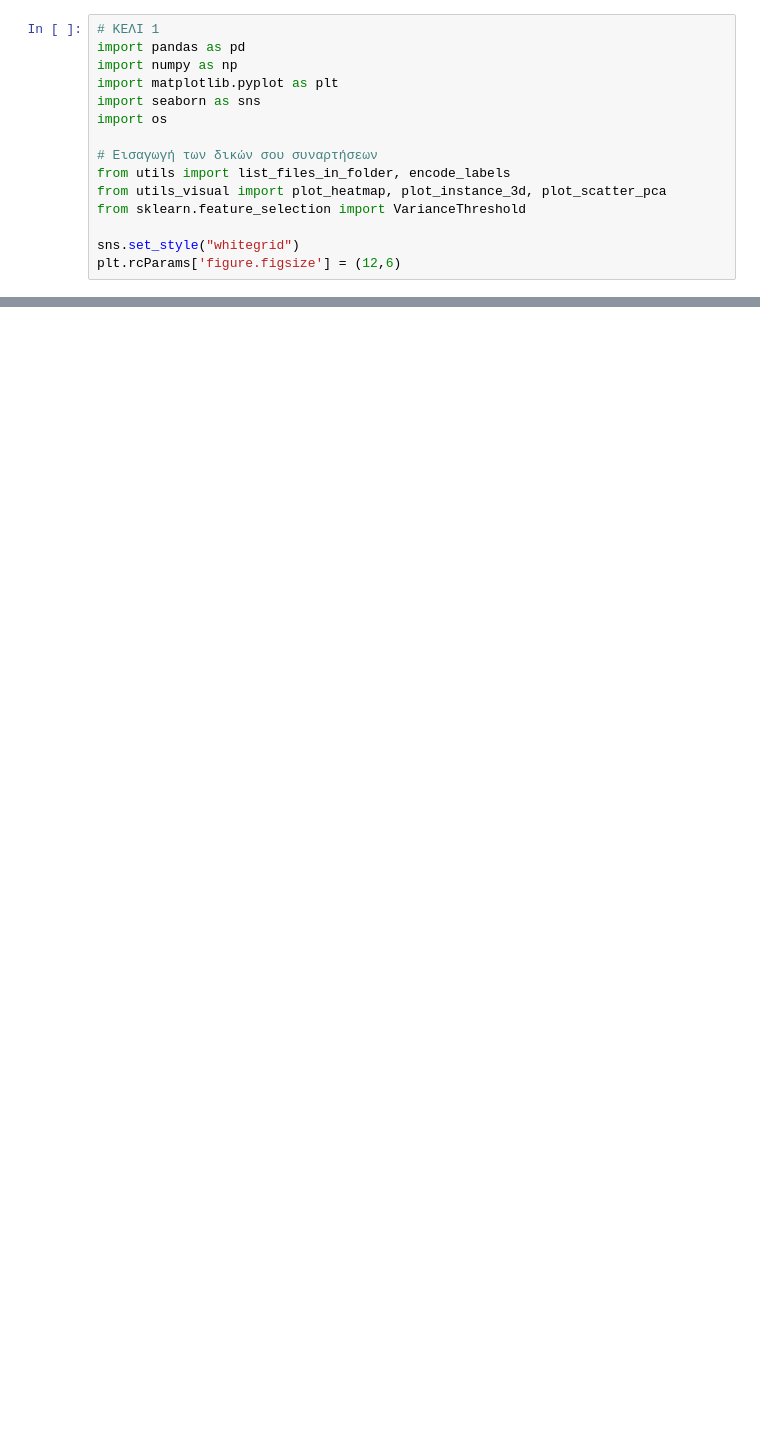
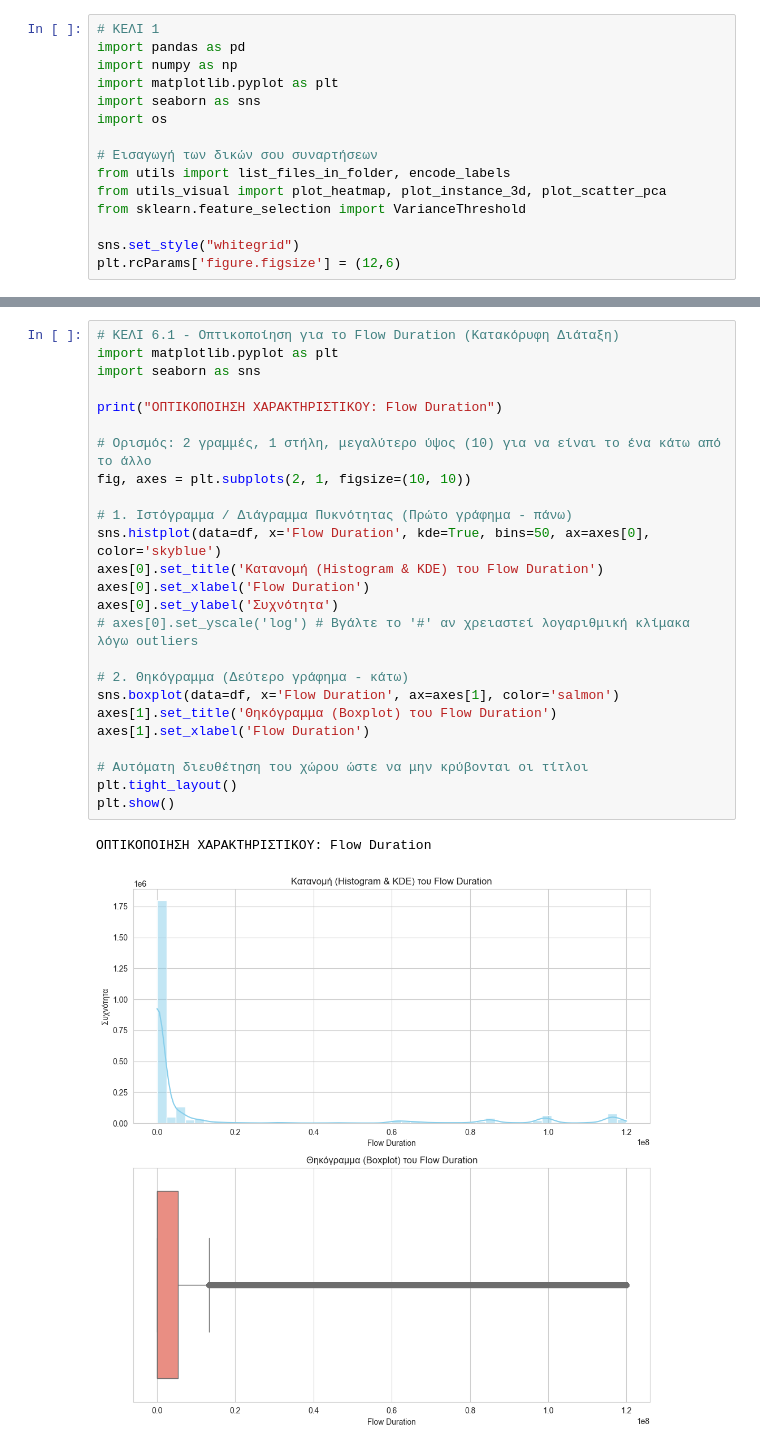
Before and after one commit to Spirosdrivilas/Export_data_ML, a Jupyter notebook: CIC_IDS_2017_EDA_Analysis.ipynb, the cells around one changed output, grey strips where cells are left out. Drawn from its saved outputs; the diff is of its cells as text; blank space fills up the shorter version.

```diff
--- a/CIC_IDS_2017_EDA_Analysis.ipynb
+++ b/CIC_IDS_2017_EDA_Analysis.ipynb
@@ -152,0 +218,28 @@ Idle Min                       0.0      0.0        0.0  120000000.0
+# %%
+# ΚΕΛΙ 6.1 - Οπτικοποίηση για το Flow Duration (Κατακόρυφη Διάταξη)
+import matplotlib.pyplot as plt
+import seaborn as sns
+
+print("ΟΠΤΙΚΟΠΟΙΗΣΗ ΧΑΡΑΚΤΗΡΙΣΤΙΚΟΥ: Flow Duration")
+
+# Ορισμός: 2 γραμμές, 1 στήλη, μεγαλύτερο ύψος (10) για να είναι το ένα κάτω από το άλλο
+fig, axes = plt.subplots(2, 1, figsize=(10, 10))
+
+# 1. Ιστόγραμμα / Διάγραμμα Πυκνότητας (Πρώτο γράφημα - πάνω)
+sns.histplot(data=df, x='Flow Duration', kde=True, bins=50, ax=axes[0], color='skyblue')
+axes[0].set_title('Κατανομή (Histogram & KDE) του Flow Duration')
+axes[0].set_xlabel('Flow Duration')
+axes[0].set_ylabel('Συχνότητα')
+# axes[0].set_yscale('log') # Βγάλτε το '#' αν χρειαστεί λογαριθμική κλίμακα λόγω outliers
+
+# 2. Θηκόγραμμα (Δεύτερο γράφημα - κάτω)
+sns.boxplot(data=df, x='Flow Duration', ax=axes[1], color='salmon')
+axes[1].set_title('Θηκόγραμμα (Boxplot) του Flow Duration')
+axes[1].set_xlabel('Flow Duration')
+
+# Αυτόματη διευθέτηση του χώρου ώστε να μην κρύβονται οι τίτλοι
+plt.tight_layout()
+plt.show()
+# %% [output]
+ΟΠΤΙΚΟΠΟΙΗΣΗ ΧΑΡΑΚΤΗΡΙΣΤΙΚΟΥ: Flow Duration
+[figure, added]
```
Also changed, not shown: parts of 33 cells of this notebook.
